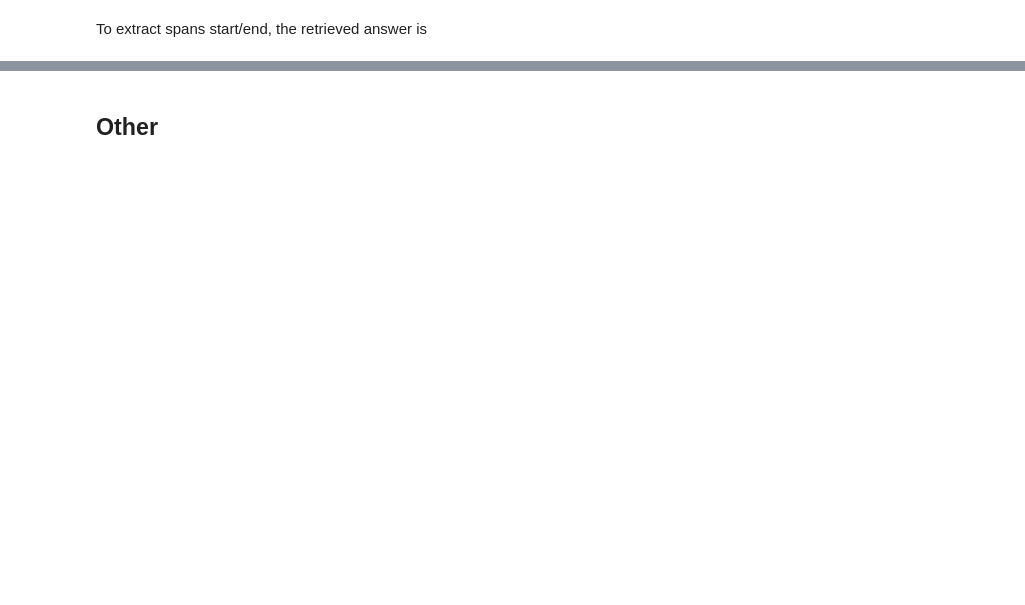
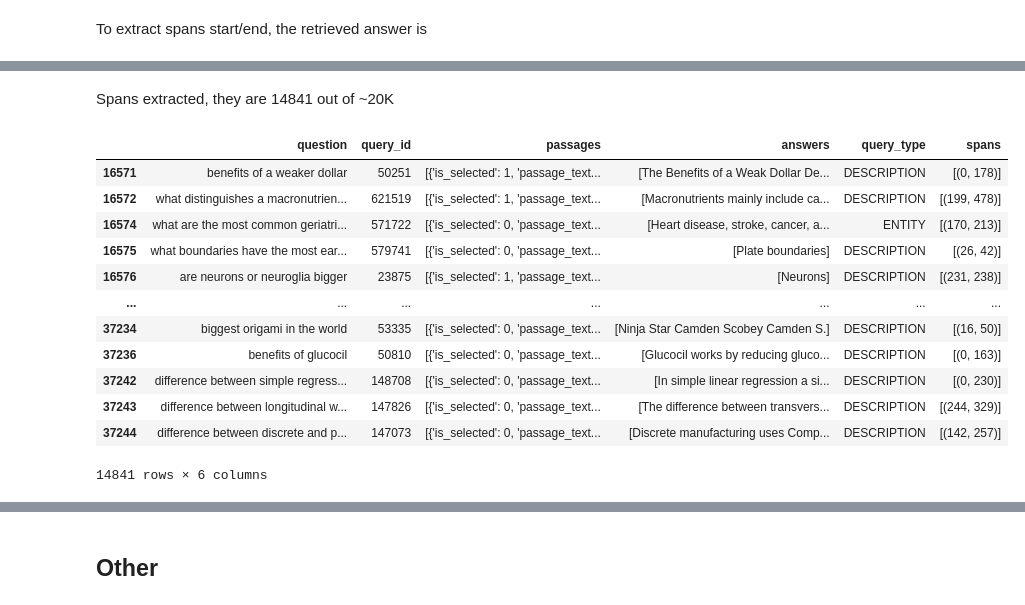
Before and after one commit to DanieleMorotti/Argument-retrieval-for-comparative-questions, a Jupyter notebook: ms-marco-dataset.ipynb, the cells around one changed output, grey strips where cells are left out. Drawn from its saved outputs; the diff is of its cells as text; code cells hidden in the pictures; blank space fills up the shorter version.

```diff
--- a/ms-marco-dataset.ipynb
+++ b/ms-marco-dataset.ipynb
@@ -227,0 +377,34 @@ Start: 0, end: 178
+# %%
+def get_span_text(answer: str, passage: str):
+    prog = re.compile(re.escape(answer))
+    res = prog.search(passage)
+
+    if res is not None:
+        start, end = res.start(), res.end()
+        assert passage[start:end] == answer
+        return (start, end)
+    return None
+
+
+def extract_spans(ser: pd.Series):
+    answers = ser.answers
+    passages = [p["passage_text"] for p in ser.passages if p["is_selected"]]
+
+    if len(passages) > 0:
+        assert len(passages) == 1
+
+        answer, passage = answers[0].lower(), passages[0].lower()
+        spans = get_span_text(answer, passage)
+        if spans is not None:
+            return [spans]
+        else:
+            multi_spans = list()
+            for ans in answer.split("."):
+                if len(ans) > 0:
+                    start_i = multi_spans[-1][1] if len(multi_spans) > 0 else 0
+                    spans = get_span_text(ans, passage[start_i:])
+                    if spans is not None:
+                        multi_spans.append((start_i + spans[0], start_i + spans[1]))
+            return multi_spans if len(multi_spans) > 0 else None
+
+    return None
@@ -227,0 +423,18 @@ Start: 0, end: 178
+# %% [markdown]
+Spans extracted, they are 14841 out of ~20K
+# %%
+df_proc[~df_proc.spans.isna()]
+# %% [output]
+|  | question | query_id | passages | answers | query_type | spans |
+| 16571 | benefits of a weaker dollar | 50251 | [{'is_selected': 1, 'passage_text... | [The Benefits of a Weak Dollar De... | DESCRIPTION | [(0, 178)] |
+| 16572 | what distinguishes a macronutrien... | 621519 | [{'is_selected': 1, 'passage_text... | [Macronutrients mainly include ca... | DESCRIPTION | [(199, 478)] |
+| 16574 | what are the most common geriatri... | 571722 | [{'is_selected': 0, 'passage_text... | [Heart disease, stroke, cancer, a... | ENTITY | [(170, 213)] |
+| 16575 | what boundaries have the most ear... | 579741 | [{'is_selected': 0, 'passage_text... | [Plate boundaries] | DESCRIPTION | [(26, 42)] |
+| 16576 | are neurons or neuroglia bigger | 23875 | [{'is_selected': 1, 'passage_text... | [Neurons] | DESCRIPTION | [(231, 238)] |
+| ... | ... | ... | ... | ... | ... | ... |
+| 37234 | biggest origami in the world | 53335 | [{'is_selected': 0, 'passage_text... | [Ninja Star Camden Scobey Camden S.] | DESCRIPTION | [(16, 50)] |
+| 37236 | benefits of glucocil | 50810 | [{'is_selected': 0, 'passage_text... | [Glucocil works by reducing gluco... | DESCRIPTION | [(0, 163)] |
+| 37242 | difference between simple regress... | 148708 | [{'is_selected': 0, 'passage_text... | [In simple linear regression a si... | DESCRIPTION | [(0, 230)] |
+| 37243 | difference between longitudinal w... | 147826 | [{'is_selected': 0, 'passage_text... | [The difference between transvers... | DESCRIPTION | [(244, 329)] |
+| 37244 | difference between discrete and p... | 147073 | [{'is_selected': 0, 'passage_text... | [Discrete manufacturing uses Comp... | DESCRIPTION | [(142, 257)] |
+14841 rows × 6 columns
```
Also changed, not shown: parts of 44 cells of this notebook.
